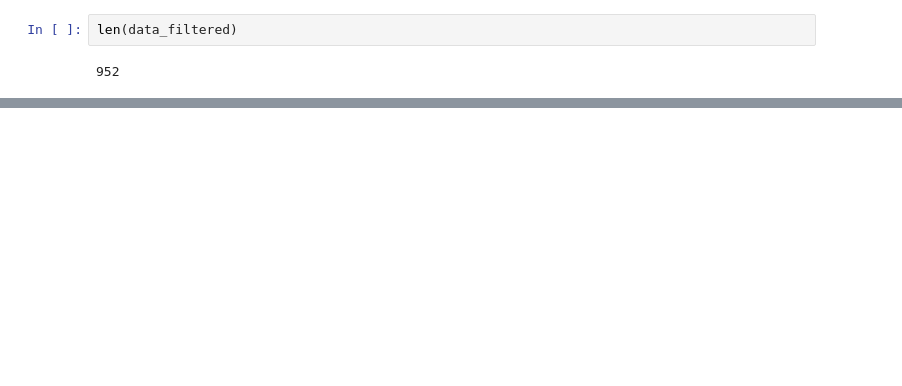
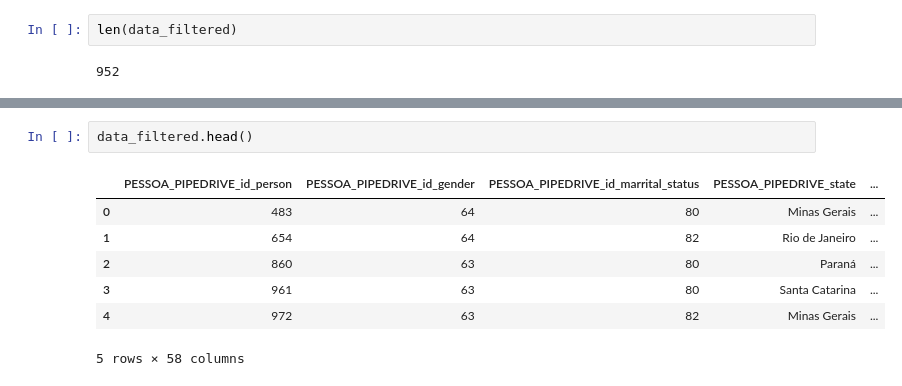
Before and after one commit to alessitomas/streamlit-deploy, a Jupyter notebook: src/notebooks/analise_exploratoria.ipynb, the cells around one changed output, grey strips where cells are left out. Saved outputs shown, nothing was run; the diff lists cells and outputs as text; blank space fills up the shorter version.

```diff
--- a/src/notebooks/analise_exploratoria.ipynb
+++ b/src/notebooks/analise_exploratoria.ipynb
@@ -17,0 +51,10 @@ len(data_filtered)
+# %%
+data_filtered.head()
+# %% [output]
+|  | PESSOA_PIPEDRIVE_id_person | PESSOA_PIPEDRIVE_id_gender | PESSOA_PIPEDRIVE_id_marrital_status | PESSOA_PIPEDRIVE_state | ... |
+| 0 | 483 | 64 | 80 | Minas Gerais | ... |
+| 1 | 654 | 64 | 82 | Rio de Janeiro | ... |
+| 2 | 860 | 63 | 80 | Paraná | ... |
+| 3 | 961 | 63 | 80 | Santa Catarina | ... |
+| 4 | 972 | 63 | 82 | Minas Gerais | ... |
+5 rows × 58 columns
```
Also changed, not shown: parts of 26 cells of this notebook, 1 other file.
